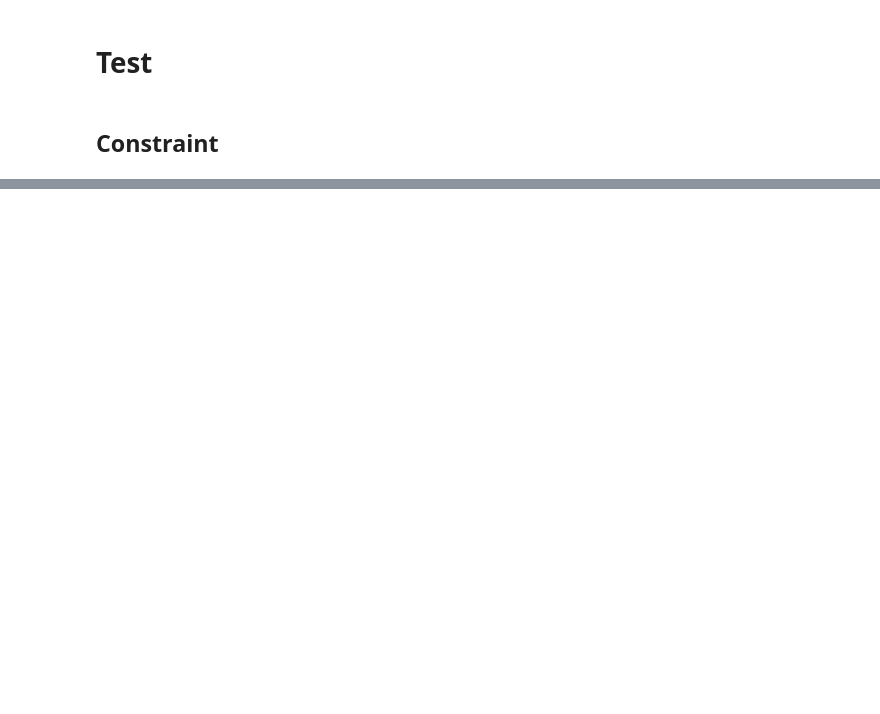
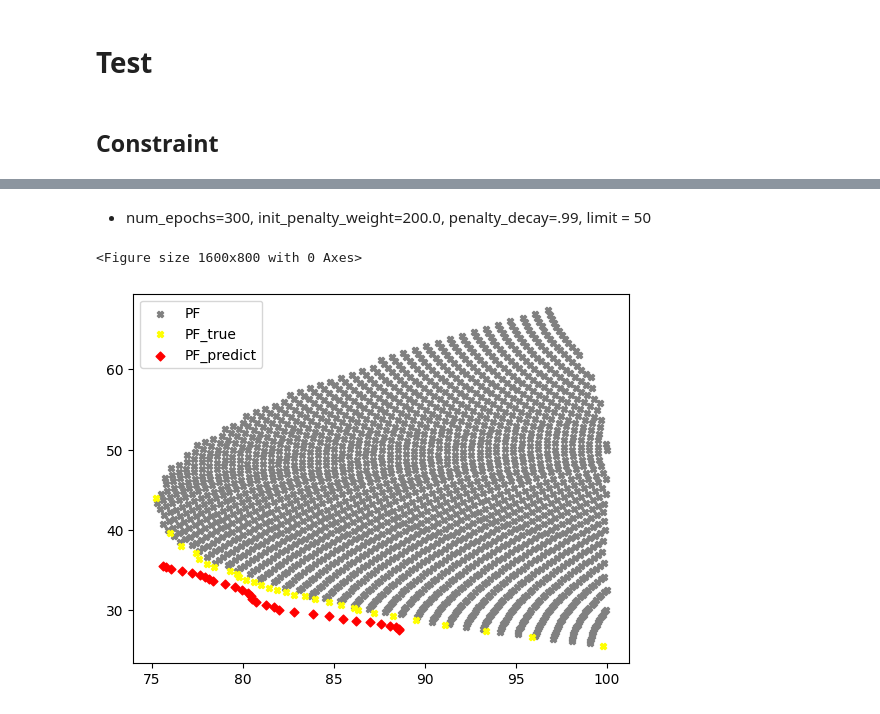
Before and after one commit to ritvien/ESP_Hypernet, a Jupyter notebook: 5_Hypernet/Ex4_MLP.ipynb, the cells around one changed output, grey strips where cells are left out. Drawn from its saved outputs; the diff is of its cells as text; code cells hidden in the pictures; blank space fills up the shorter version.

```diff
--- a/5_Hypernet/Ex4_MLP.ipynb
+++ b/5_Hypernet/Ex4_MLP.ipynb
@@ -332,0 +331,7 @@ Inference Time: 0.0296s
+# %% [markdown]
+* num_epochs=300, init_penalty_weight=200.0, penalty_decay=.99, limit = 50
+# %%
+plot_trajectories(obs_true=np.array(pf_true),obs_predict=np.array(pf_pred),obs_pareto_front=target_space , figsize=(16, 8))
+# %% [output]
+<Figure size 1600x800 with 0 Axes>
+[figure, added]
```
Also changed, not shown: parts of 6 cells of this notebook, 2 other files.
